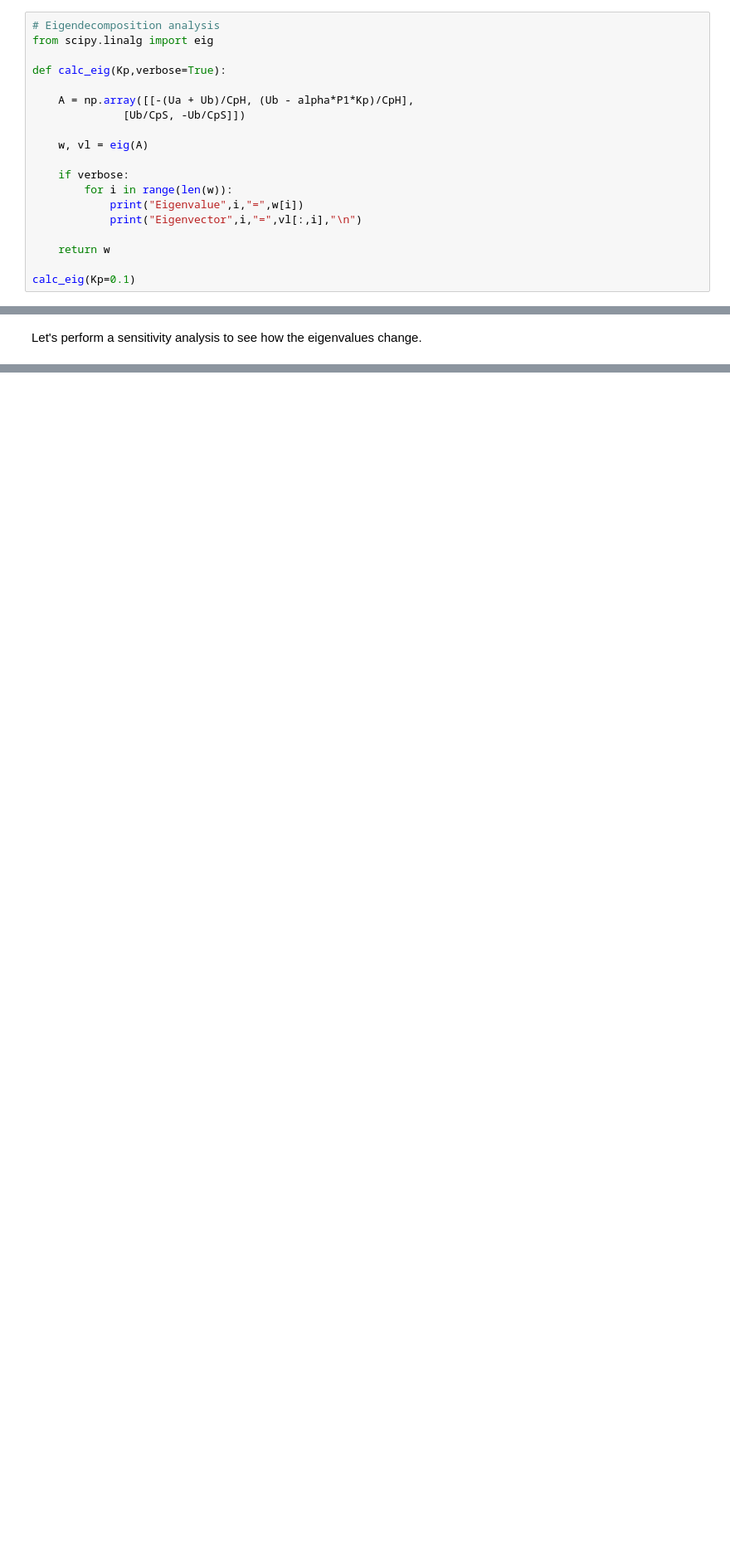
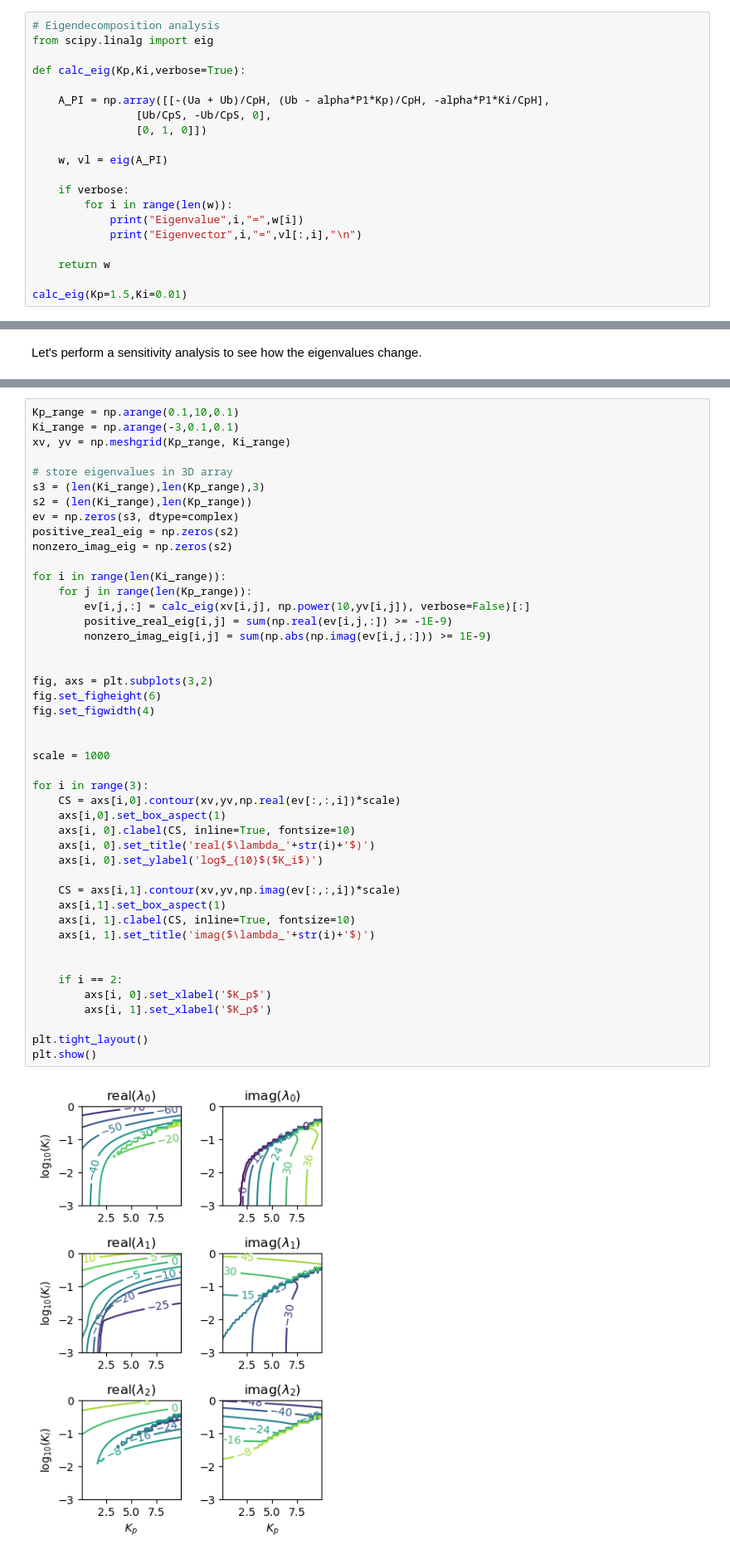
Before and after one commit to jckantor/cbe30338-book, a Jupyter notebook: tclab/04-TCLab-PI-Controller-Analysis.ipynb, the cells around one changed output, grey strips where cells are left out. Shown: that part at 83% size. Saved outputs shown, nothing was run; the diff lists cells and outputs as text; blank space fills up the shorter version.

```diff
--- a/tclab/04-TCLab-PI-Controller-Analysis.ipynb
+++ b/tclab/04-TCLab-PI-Controller-Analysis.ipynb
@@ -164,12 +132,13 @@ We will now perform a more sophisticated analysis to understand how the choice o
 # Eigendecomposition analysis
 from scipy.linalg import eig
 
-def calc_eig(Kp,verbose=True):
+def calc_eig(Kp,Ki,verbose=True):
 
-    A = np.array([[-(Ua + Ub)/CpH, (Ub - alpha*P1*Kp)/CpH],
-              [Ub/CpS, -Ub/CpS]])
+    A_PI = np.array([[-(Ua + Ub)/CpH, (Ub - alpha*P1*Kp)/CpH, -alpha*P1*Ki/CpH],
+                [Ub/CpS, -Ub/CpS, 0],
+                [0, 1, 0]])
 
-    w, vl = eig(A)
+    w, vl = eig(A_PI)
 
     if verbose:
         for i in range(len(w)):
@@ -178,5 +147,5 @@ def calc_eig(Kp,verbose=True):
 
     return w
 
-calc_eig(Kp=0.1)
+calc_eig(Kp=1.5,Ki=0.01)
 # %% [output]
@@ -241,0 +168,47 @@ array([-0.0299205 +0.j, -0.02297615+0.j])
+# %%
+Kp_range = np.arange(0.1,10,0.1)
+Ki_range = np.arange(-3,0.1,0.1)
+xv, yv = np.meshgrid(Kp_range, Ki_range)
+
+# store eigenvalues in 3D array
+s3 = (len(Ki_range),len(Kp_range),3)
+s2 = (len(Ki_range),len(Kp_range))
+ev = np.zeros(s3, dtype=complex)
+positive_real_eig = np.zeros(s2)
+nonzero_imag_eig = np.zeros(s2)
+
+for i in range(len(Ki_range)):
+    for j in range(len(Kp_range)):
+        ev[i,j,:] = calc_eig(xv[i,j], np.power(10,yv[i,j]), verbose=False)[:]
+        positive_real_eig[i,j] = sum(np.real(ev[i,j,:]) >= -1E-9)
+        nonzero_imag_eig[i,j] = sum(np.abs(np.imag(ev[i,j,:])) >= 1E-9)
+
+
+fig, axs = plt.subplots(3,2)
+fig.set_figheight(6)
+fig.set_figwidth(4)
+
+
+scale = 1000
+
+for i in range(3):
+    CS = axs[i,0].contour(xv,yv,np.real(ev[:,:,i])*scale)
+    axs[i,0].set_box_aspect(1)
+    axs[i, 0].clabel(CS, inline=True, fontsize=10)
+    axs[i, 0].set_title('real($\lambda_'+str(i)+'$)')
+    axs[i, 0].set_ylabel('log$_{10}$($K_i$)')
+
+    CS = axs[i,1].contour(xv,yv,np.imag(ev[:,:,i])*scale)
+    axs[i,1].set_box_aspect(1)
+    axs[i, 1].clabel(CS, inline=True, fontsize=10)
+    axs[i, 1].set_title('imag($\lambda_'+str(i)+'$)')
+
+
+    if i == 2:
+        axs[i, 0].set_xlabel('$K_p$')
+        axs[i, 1].set_xlabel('$K_p$')
+
+plt.tight_layout()
+plt.show()
+# %% [output]
+[figure, added]
```
Also changed, not shown: parts of 24 cells of this notebook, 1 other file.
